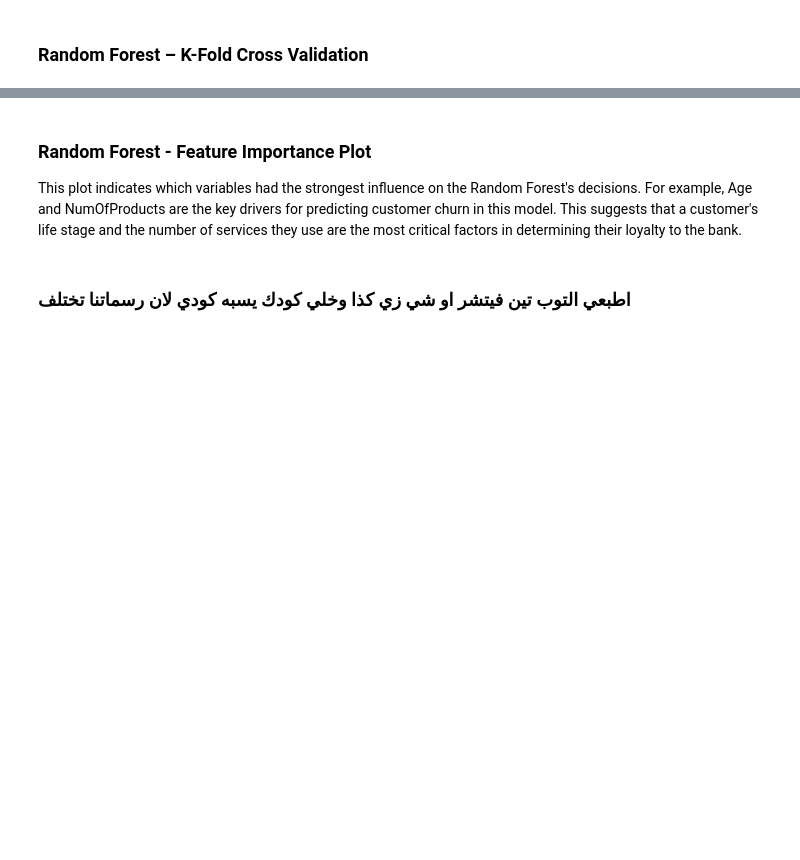
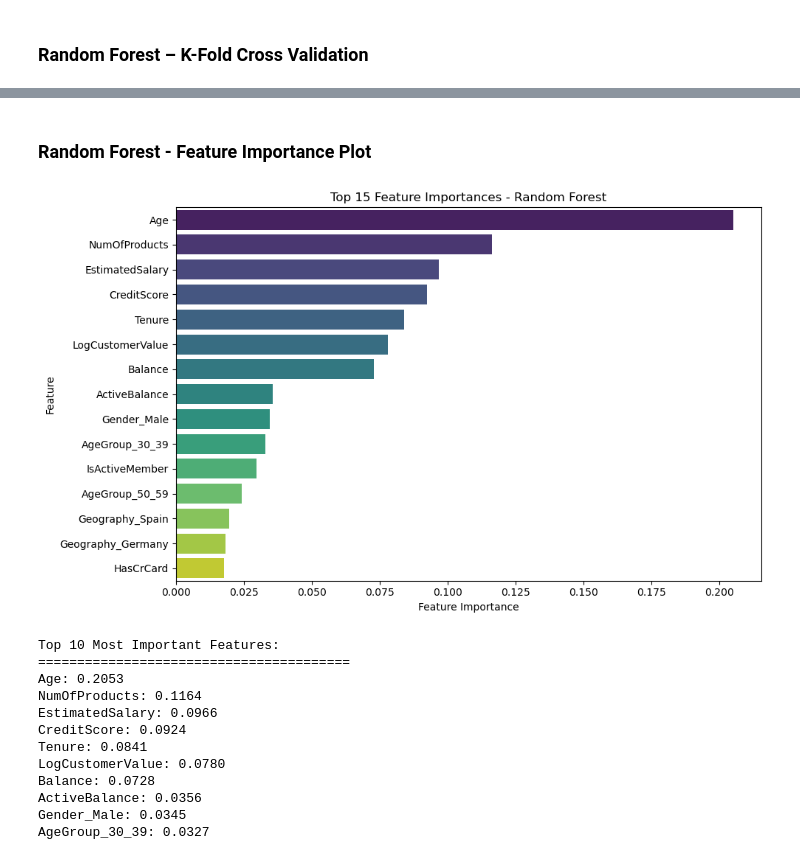
Before and after one commit to itsWesam/SWE485-Project-Group4, a Jupyter notebook: Phase1_Supervised_Learning.ipynb, the cells around one changed output, grey strips where cells are left out. Saved outputs shown, nothing was run; the diff lists cells and outputs as text; code cells hidden in the pictures; blank space fills up the shorter version.

```diff
--- a/Phase1_Supervised_Learning.ipynb
+++ b/Phase1_Supervised_Learning.ipynb
@@ -1140,13 +1042,46 @@ print("Mean ROC-AUC:", round(cv_results['test_roc_auc'].mean(), 3))
 # %% [markdown]
 ### Random Forest - Feature Importance Plot
-This plot indicates which variables had the strongest influence on the Random Forest's decisions. For example, Age and NumOfProducts are the key drivers for predicting customer churn in this model. This suggests that a customer's life stage and the number of services they use are the most critical factors in determining their loyalty to the bank.
 # %%
-feature_importance = pd.Series(rf_model.feature_importances_, index=X.columns).sort_values(ascending=False)
-plt.figure(figsize=(8,5))
-feature_importance.head(10).plot(kind='bar', color='purple') # غيرت اللون لليلكي عشان يطقم مع الماتريكس
-plt.title("Top 10 Most Important Features - Random Forest")
-plt.ylabel("Importance Score")
+importances = rf_model.feature_importances_
+feature_names = X.columns.tolist()
+
+# Create DataFrame for visualization
+feat_imp_df = pd.DataFrame({
+    'feature': feature_names,
+    'importance': importances
+}).sort_values('importance', ascending=False)
+
+plt.figure(figsize=(10, 6))
+sns.barplot(
+    data=feat_imp_df.head(15),
+    x='importance',
+    y='feature',
+    hue='feature',
+    palette='viridis',
+    legend=False
+)
+plt.xlabel('Feature Importance')
+plt.ylabel('Feature')
+plt.title('Top 15 Feature Importances - Random Forest')
 plt.tight_layout()
 plt.show()
+
+# Print top features
+print("\nTop 10 Most Important Features:")
+print("="*40)
+for _, row in feat_imp_df.head(10).iterrows():
+    print(f"{row['feature']}: {row['importance']:.4f}")
+# %% [output]
+[figure, added]
+Top 10 Most Important Features:
+========================================
+Age: 0.2053
+NumOfProducts: 0.1164
+EstimatedSalary: 0.0966
+CreditScore: 0.0924
+Tenure: 0.0841
+LogCustomerValue: 0.0780
+Balance: 0.0728
+ActiveBalance: 0.0356
+Gender_Male: 0.0345
+AgeGroup_30_39: 0.0327
-# %% [markdown]
-### اطبعي التوب تين فيتشر او شي زي كذا وخلي كودك يسبه كودي لان رسماتنا تختلف
```
Also changed, not shown: parts of 58 cells of this notebook, 4 other files.
